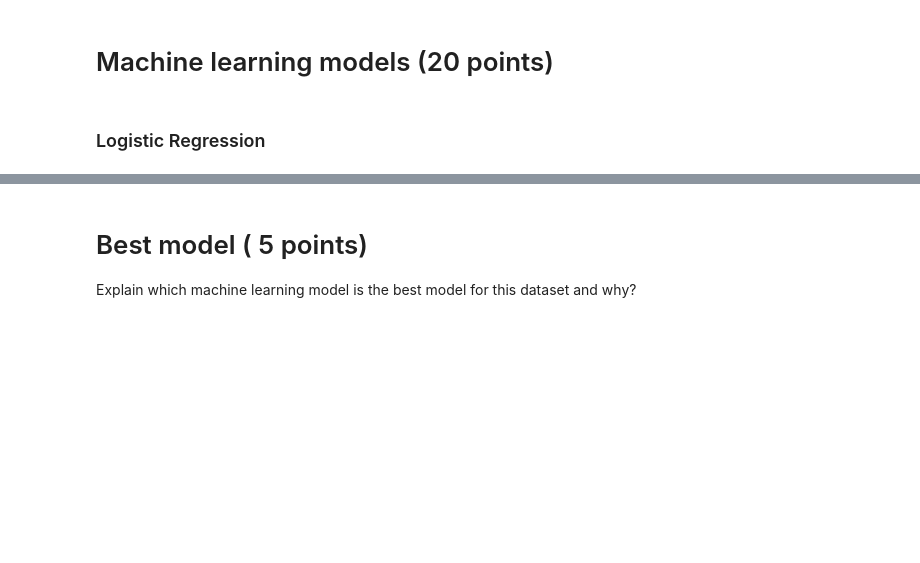
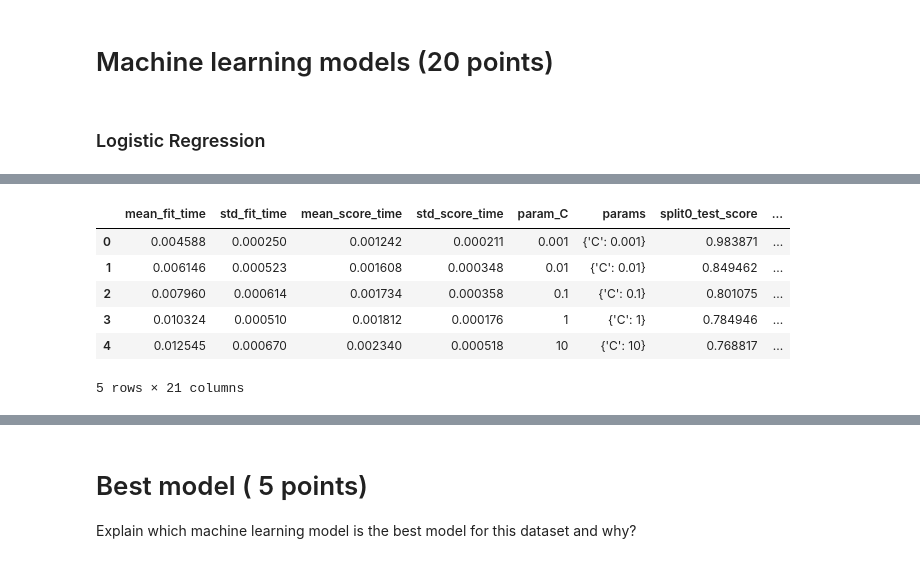
Before and after one commit to ddahiya16/Machine-Learning, a Jupyter notebook: Exam - Summer 2021.ipynb, the cells around one changed output, grey strips where cells are left out. Drawn from its saved outputs; the diff is of its cells as text; code cells hidden in the pictures; blank space fills up the shorter version.

```diff
--- a/Exam - Summer 2021.ipynb
+++ b/Exam - Summer 2021.ipynb
@@ -1874,0 +1863,11 @@ Best parameters:  {'C': 0.1}
+# %%
+results_log = pd.DataFrame(clf_log.cv_results_)
+display(results_log.head())
+# %% [output]
+|  | mean_fit_time | std_fit_time | mean_score_time | std_score_time | param_C | params | split0_test_score | ... |
+| 0 | 0.004588 | 0.000250 | 0.001242 | 0.000211 | 0.001 | {'C': 0.001} | 0.983871 | ... |
+| 1 | 0.006146 | 0.000523 | 0.001608 | 0.000348 | 0.01 | {'C': 0.01} | 0.849462 | ... |
+| 2 | 0.007960 | 0.000614 | 0.001734 | 0.000358 | 0.1 | {'C': 0.1} | 0.801075 | ... |
+| 3 | 0.010324 | 0.000510 | 0.001812 | 0.000176 | 1 | {'C': 1} | 0.784946 | ... |
+| 4 | 0.012545 | 0.000670 | 0.002340 | 0.000518 | 10 | {'C': 10} | 0.768817 | ... |
+5 rows × 21 columns
```
Also changed, not shown: parts of 6 cells of this notebook.
